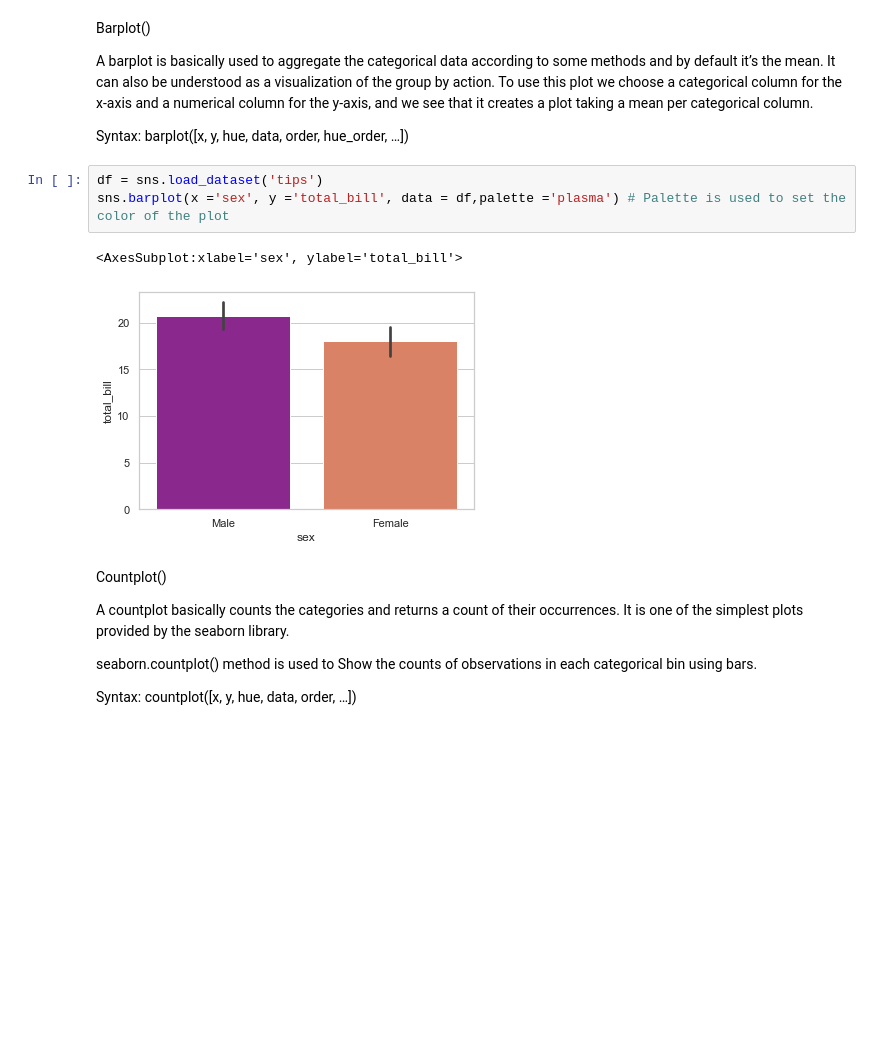
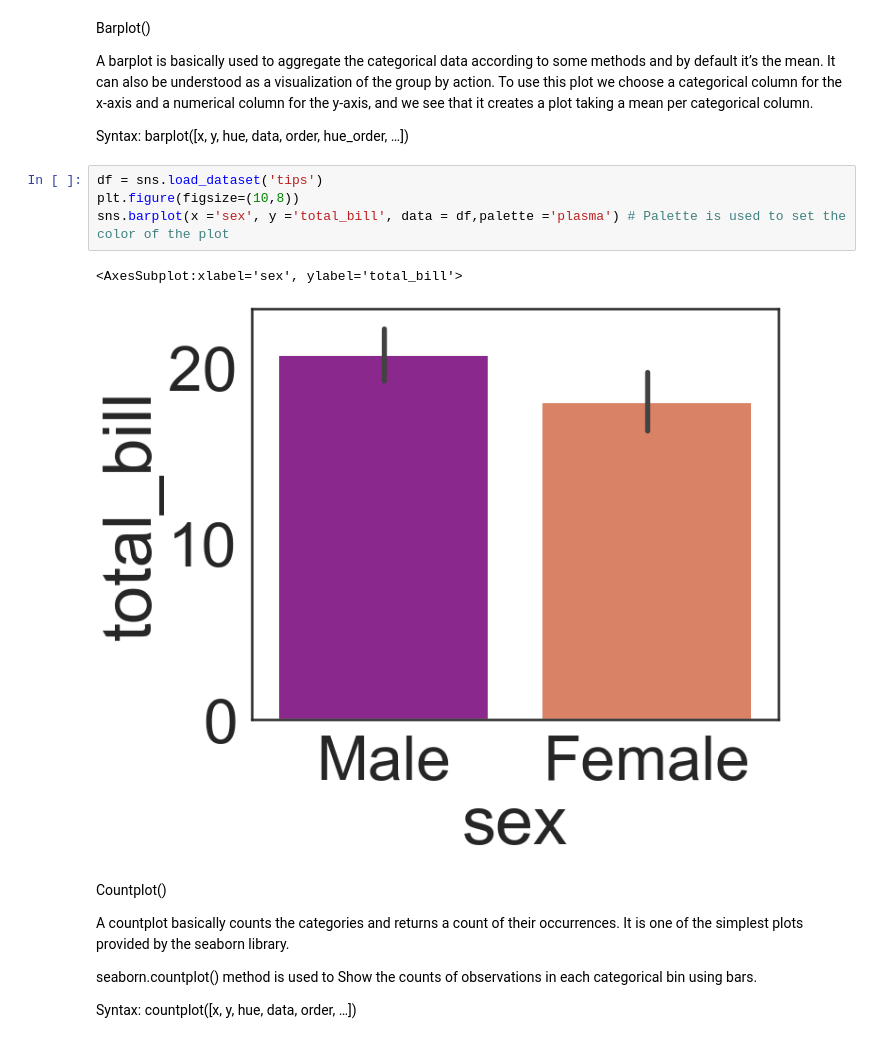
Before and after one commit to Rasel-25/Python, a Jupyter notebook: Seaborn/Seaborn_fundamental.ipynb, the cells around one changed output. Drawn from its saved outputs; the diff is of its cells as text; blank space fills up the shorter version.

```diff
--- a/Seaborn/Seaborn_fundamental.ipynb
+++ b/Seaborn/Seaborn_fundamental.ipynb
@@ -161,10 +163,11 @@ Syntax:
 barplot([x, y, hue, data, order, hue_order, …])
 # %%
 df = sns.load_dataset('tips')
+plt.figure(figsize=(10,8))
 sns.barplot(x ='sex', y ='total_bill', data = df,palette ='plasma') # Palette is used to set the color of the plot
 # %% [output]
 <AxesSubplot:xlabel='sex', ylabel='total_bill'>
-[figure, old version]
+[figure, new version]
 # %% [markdown]
 Countplot()
 
```
Also changed, not shown: parts of 23 cells of this notebook.
